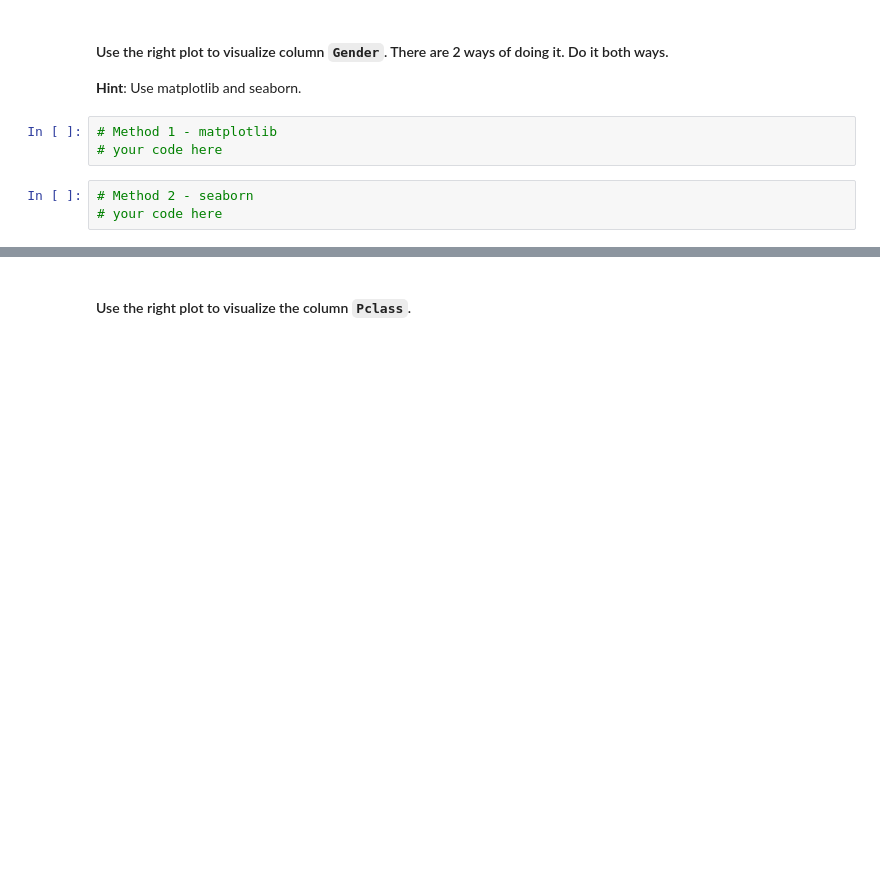
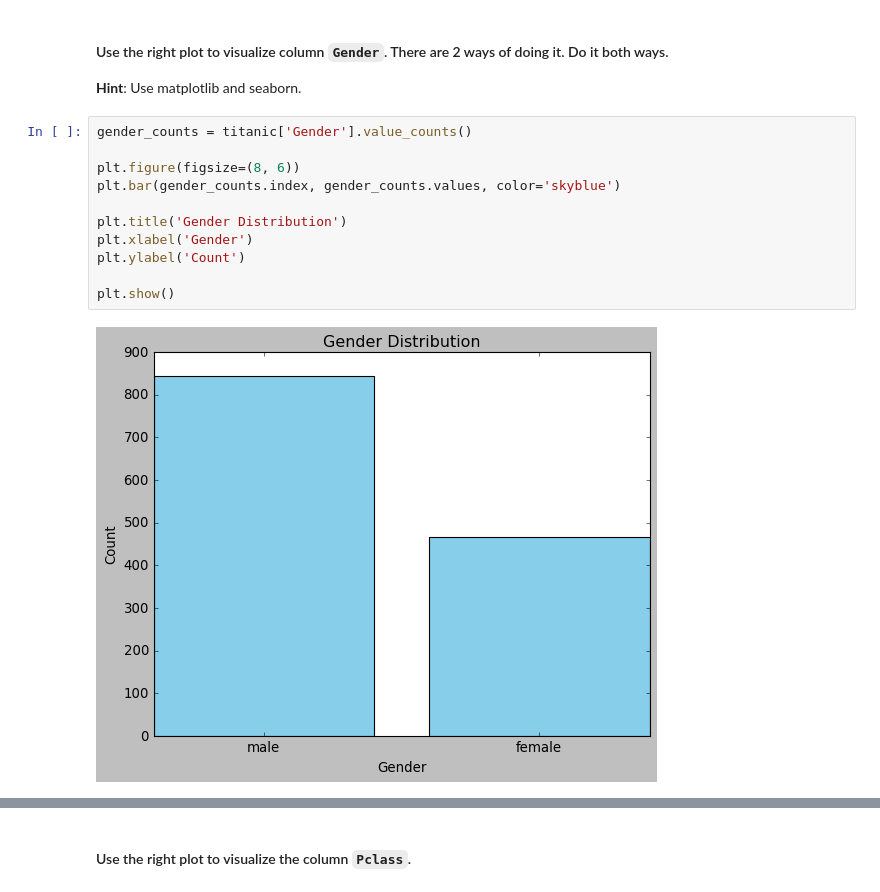
Before and after one commit to Ironhack-data-bcn-feb-2023/lab-matplotlib-seaborn, a Jupyter notebook: your-code/main.ipynb, the cells around one changed output, grey strips where cells are left out. Cells and saved outputs as stored; diff of their text form; blank space fills up the shorter version.

```diff
--- a/your-code/main.ipynb
+++ b/your-code/main.ipynb
@@ -168,9 +175,16 @@ your comments here
 # %% [markdown]
 #### Use the right plot to visualize column `Gender`. There are 2 ways of doing it. Do it both ways.
 **Hint**: Use matplotlib and seaborn.
-# %%
-# Method 1 - matplotlib
-# your code here
-# %%
-# Method 2 - seaborn
-# your code here
+# %%
+gender_counts = titanic['Gender'].value_counts()
+
+plt.figure(figsize=(8, 6))
+plt.bar(gender_counts.index, gender_counts.values, color='skyblue')
+
+plt.title('Gender Distribution')
+plt.xlabel('Gender')
+plt.ylabel('Count')
+
+plt.show()
+# %% [output]
+[figure, added]
```
Also changed, not shown: parts of 35 cells of this notebook.
